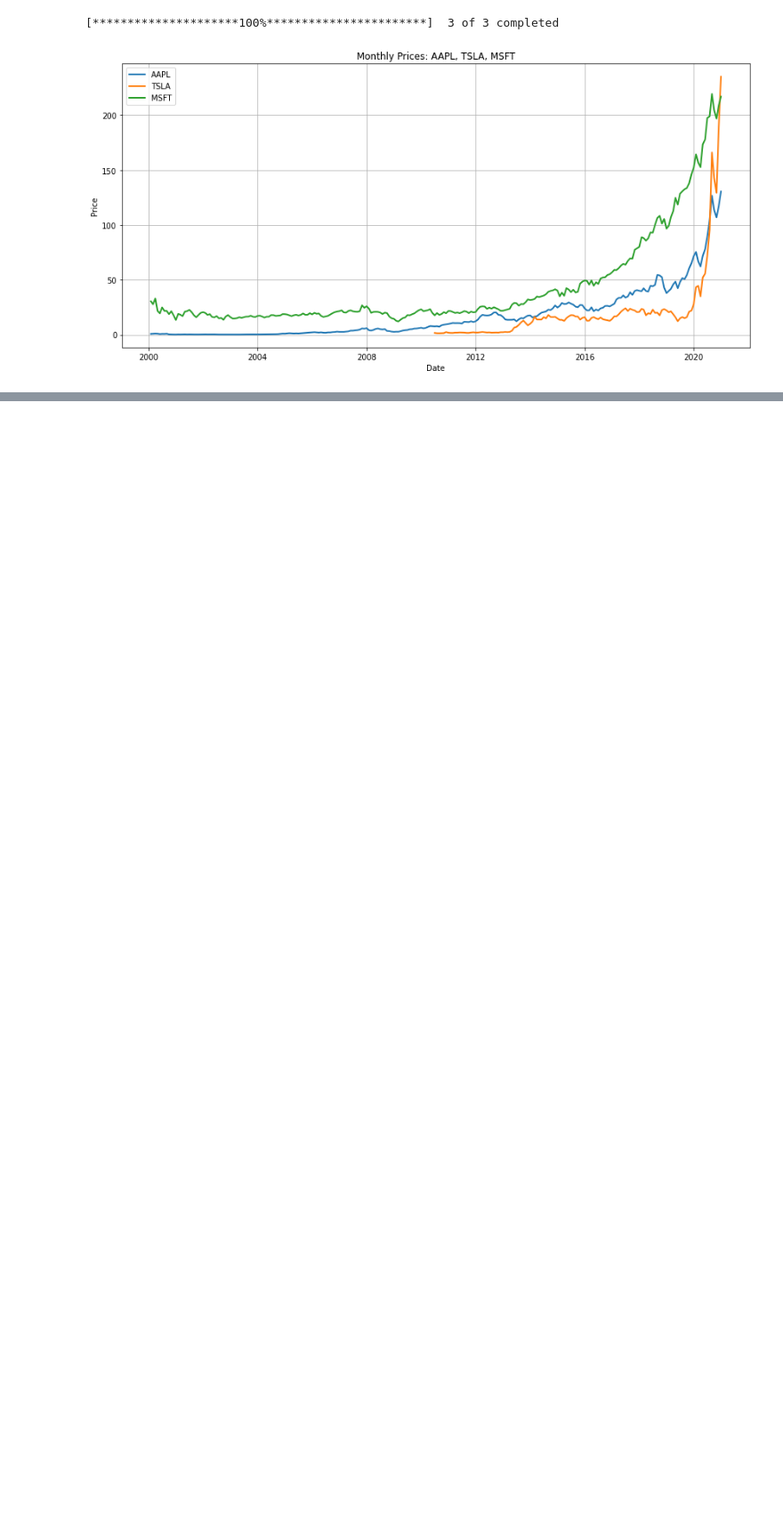
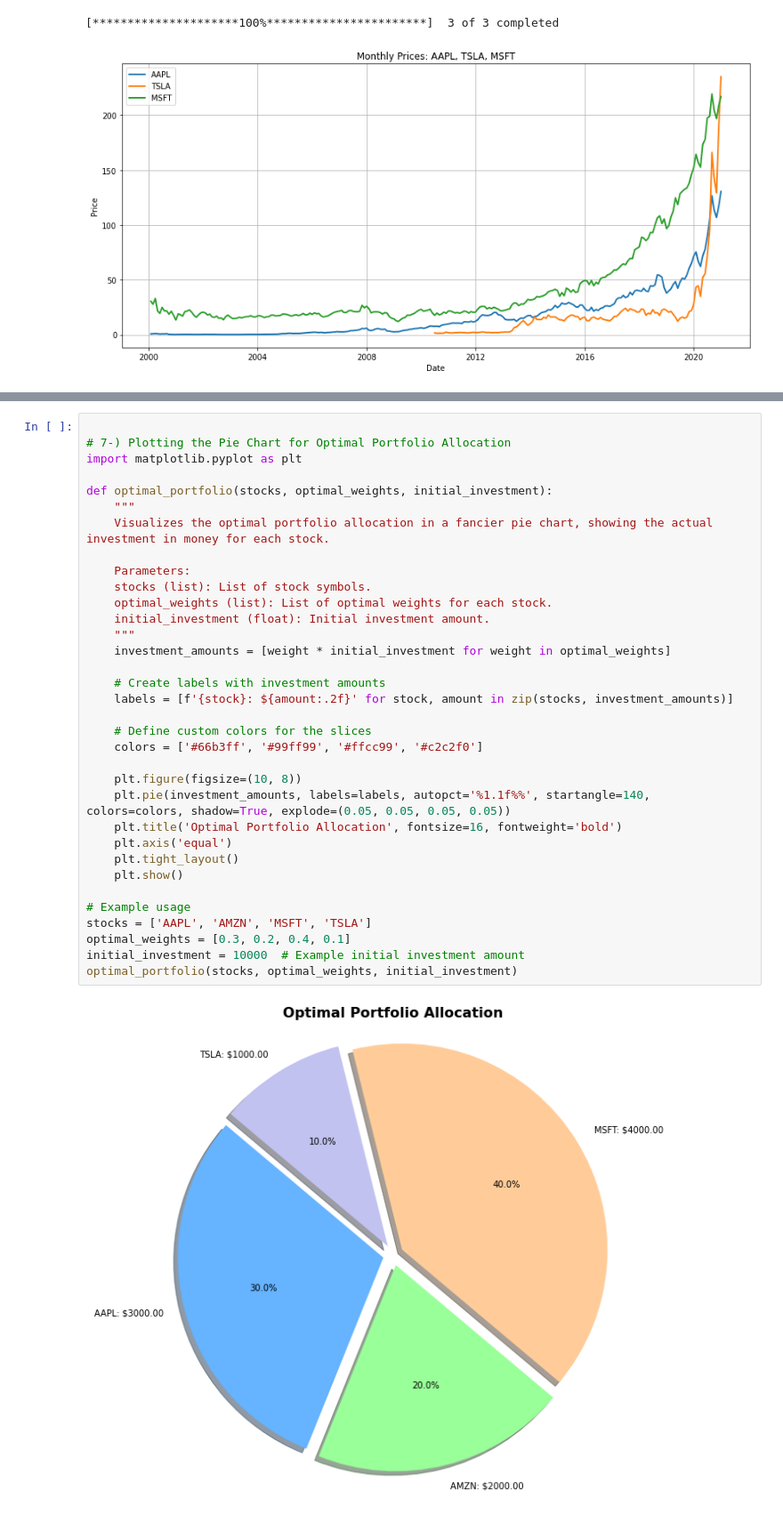
Before and after one commit to letoksoz/FinanceML, a Jupyter notebook: stock_analysis.ipynb, the cells around one changed output, grey strips where cells are left out. Shown: that part at 89% size. Cells and saved outputs as stored; diff of their text form; blank space fills up the shorter version.

```diff
--- a/stock_analysis.ipynb
+++ b/stock_analysis.ipynb
@@ -170,0 +287,36 @@ plot_covariance_matrix(stocks_to_plot, start_date, end_date)
+# %%
+
+# 7-) Plotting the Pie Chart for Optimal Portfolio Allocation
+import matplotlib.pyplot as plt
+
+def optimal_portfolio(stocks, optimal_weights, initial_investment):
+    """
+    Visualizes the optimal portfolio allocation in a fancier pie chart, showing the actual investment in money for each stock.
+
+    Parameters:
+    stocks (list): List of stock symbols.
+    optimal_weights (list): List of optimal weights for each stock.
+    initial_investment (float): Initial investment amount.
+    """
+    investment_amounts = [weight * initial_investment for weight in optimal_weights]
+
+    # Create labels with investment amounts
+    labels = [f'{stock}: ${amount:.2f}' for stock, amount in zip(stocks, investment_amounts)]
+
+    # Define custom colors for the slices
+    colors = ['#66b3ff', '#99ff99', '#ffcc99', '#c2c2f0']
+
+    plt.figure(figsize=(10, 8))
+    plt.pie(investment_amounts, labels=labels, autopct='%1.1f%%', startangle=140, colors=colors, shadow=True, explode=(0.05, 0.05, 0.05, 0.05))
+    plt.title('Optimal Portfolio Allocation', fontsize=16, fontweight='bold')
+    plt.axis('equal')
+    plt.tight_layout()
+    plt.show()
+
+# Example usage
+stocks = ['AAPL', 'AMZN', 'MSFT', 'TSLA']
+optimal_weights = [0.3, 0.2, 0.4, 0.1]
+initial_investment = 10000  # Example initial investment amount
+optimal_portfolio(stocks, optimal_weights, initial_investment)
+# %% [output]
+[figure, added]
```
Also changed, not shown: parts of 3 cells of this notebook.
